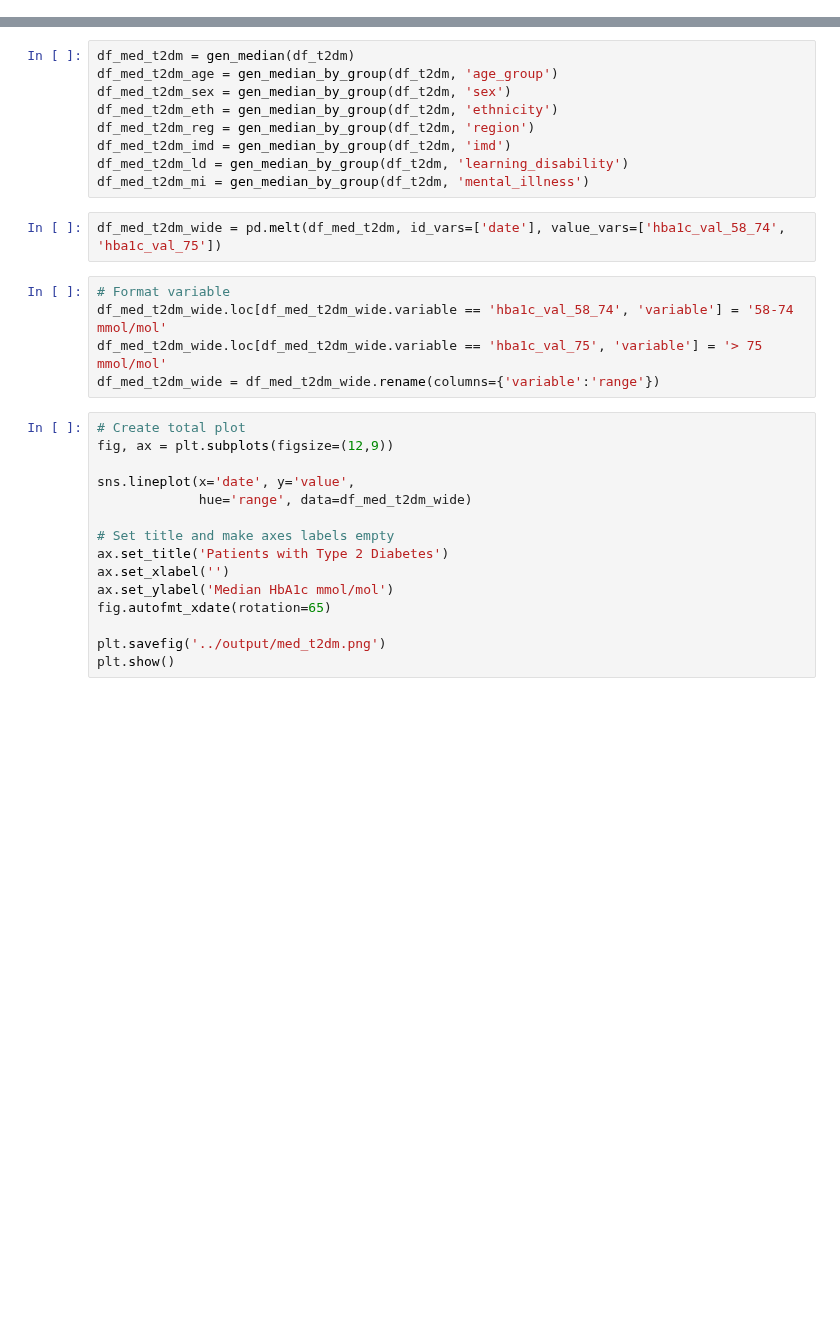
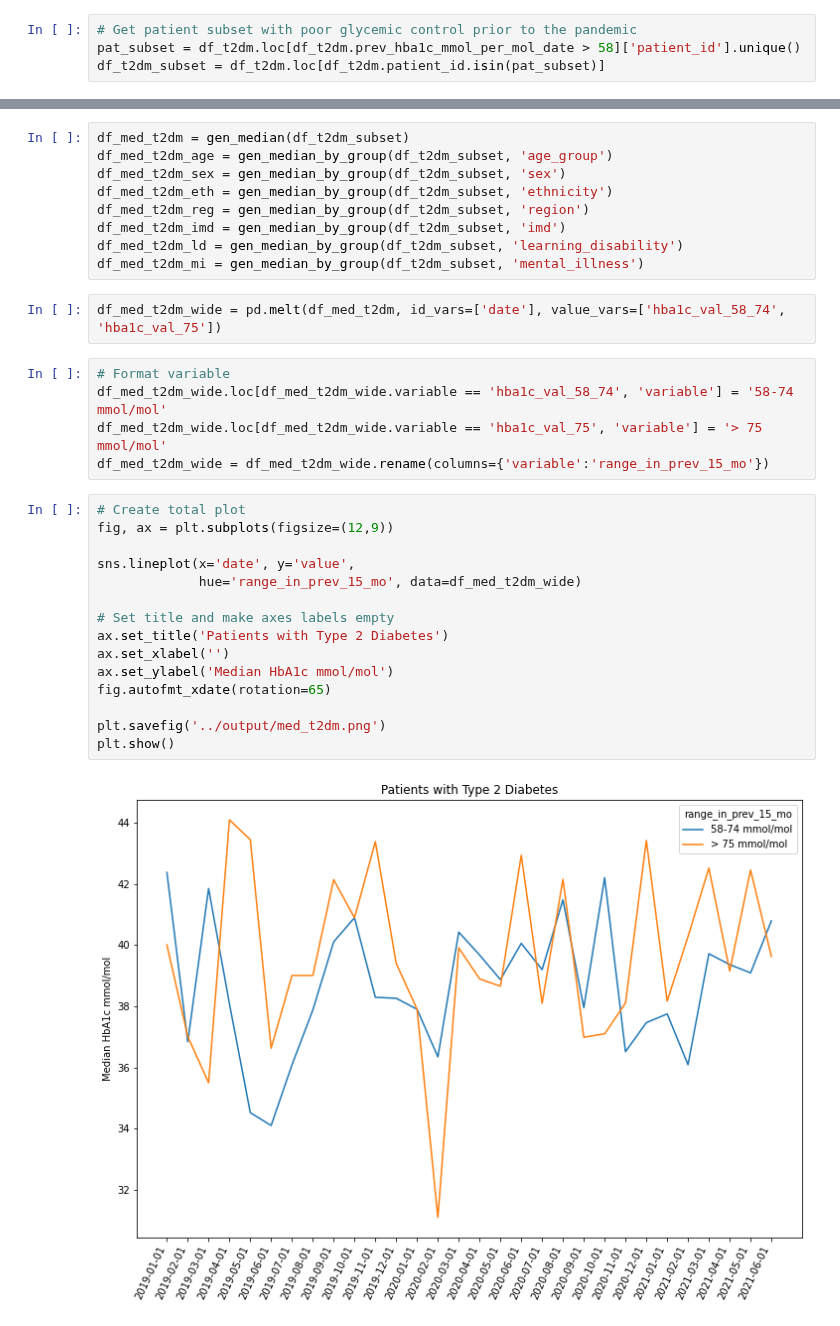
Before and after one commit to opensafely/HbA1c-levels, a Jupyter notebook: notebooks/charts.ipynb, the cells around one changed output, grey strips where cells are left out. Saved outputs shown, nothing was run; the diff lists cells and outputs as text; blank space fills up the shorter version.

Commit message:
Update median analysis based on patient subset with elevated HbA1c in 15 months prior to follow-up

```diff
--- a/notebooks/charts.ipynb
+++ b/notebooks/charts.ipynb
@@ -275,5 +283,9 @@ create_plotgrid('hba1c_gt_75_pct',df_age_t2dm, df_sex_t2dm, df_eth_t2dm,
 ______
 # %% [markdown]
 ## Median of Test Values
+# %%
+# Get patient subset with poor glycemic control prior to the pandemic
+pat_subset = df_t2dm.loc[df_t2dm.prev_hba1c_mmol_per_mol_date > 58]['patient_id'].unique()
+df_t2dm_subset = df_t2dm.loc[df_t2dm.patient_id.isin(pat_subset)]
 # %%
 # 58-74 range
@@ -292,36 +304,38 @@ def gen_median(df_in):
 def gen_median_by_group(df_in, group):
     return df_in[[group] + ['date','hba1c_val_58_74','hba1c_val_75']].groupby(['date', group]).median().reset_index()
 # %%
-df_med_t2dm = gen_median(df_t2dm)
-df_med_t2dm_age = gen_median_by_group(df_t2dm, 'age_group')
-df_med_t2dm_sex = gen_median_by_group(df_t2dm, 'sex')
-df_med_t2dm_eth = gen_median_by_group(df_t2dm, 'ethnicity')
-df_med_t2dm_reg = gen_median_by_group(df_t2dm, 'region')
-df_med_t2dm_imd = gen_median_by_group(df_t2dm, 'imd')
-df_med_t2dm_ld = gen_median_by_group(df_t2dm, 'learning_disability')
-df_med_t2dm_mi = gen_median_by_group(df_t2dm, 'mental_illness')
+df_med_t2dm = gen_median(df_t2dm_subset)
+df_med_t2dm_age = gen_median_by_group(df_t2dm_subset, 'age_group')
+df_med_t2dm_sex = gen_median_by_group(df_t2dm_subset, 'sex')
+df_med_t2dm_eth = gen_median_by_group(df_t2dm_subset, 'ethnicity')
+df_med_t2dm_reg = gen_median_by_group(df_t2dm_subset, 'region')
+df_med_t2dm_imd = gen_median_by_group(df_t2dm_subset, 'imd')
+df_med_t2dm_ld = gen_median_by_group(df_t2dm_subset, 'learning_disability')
+df_med_t2dm_mi = gen_median_by_group(df_t2dm_subset, 'mental_illness')
 # %%
 df_med_t2dm_wide = pd.melt(df_med_t2dm, id_vars=['date'], value_vars=['hba1c_val_58_74', 'hba1c_val_75'])
 # %%
 # Format variable
 df_med_t2dm_wide.loc[df_med_t2dm_wide.variable == 'hba1c_val_58_74', 'variable'] = '58-74 mmol/mol'
 df_med_t2dm_wide.loc[df_med_t2dm_wide.variable == 'hba1c_val_75', 'variable'] = '> 75 mmol/mol'
-df_med_t2dm_wide = df_med_t2dm_wide.rename(columns={'variable':'range'})
+df_med_t2dm_wide = df_med_t2dm_wide.rename(columns={'variable':'range_in_prev_15_mo'})
 # %%
 # Create total plot
 fig, ax = plt.subplots(figsize=(12,9))
 
 sns.lineplot(x='date', y='value',
-             hue='range', data=df_med_t2dm_wide)
+             hue='range_in_prev_15_mo', data=df_med_t2dm_wide)
 
 # Set title and make axes labels empty
 ax.set_title('Patients with Type 2 Diabetes')
 ax.set_xlabel('')
 ax.set_ylabel('Median HbA1c mmol/mol')
 fig.autofmt_xdate(rotation=65)
 
 plt.savefig('../output/med_t2dm.png')
 plt.show()
+# %% [output]
+[figure, added]
 # %%
 # 58-74 mmol/mol
 create_plotgrid('hba1c_val_58_74',df_med_t2dm_age, df_med_t2dm_sex, df_med_t2dm_eth,
```
Also changed, not shown: parts of 17 cells of this notebook, 1 other file.
